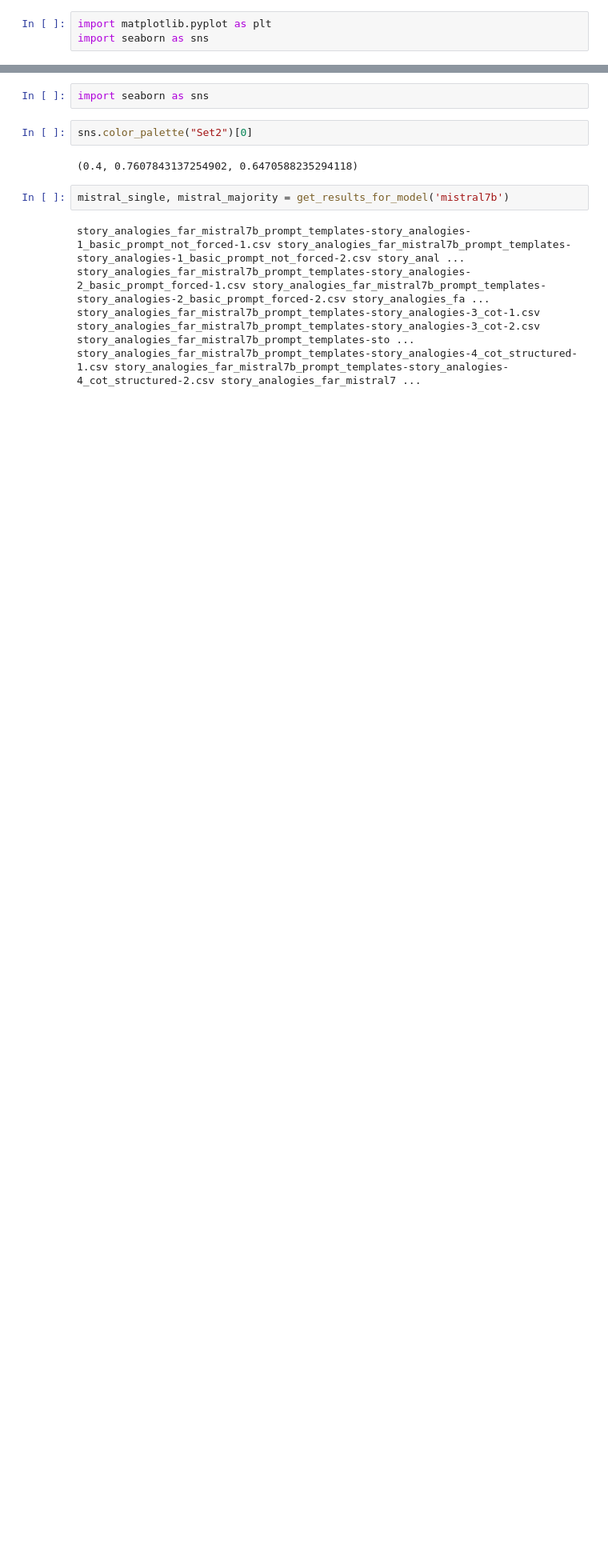
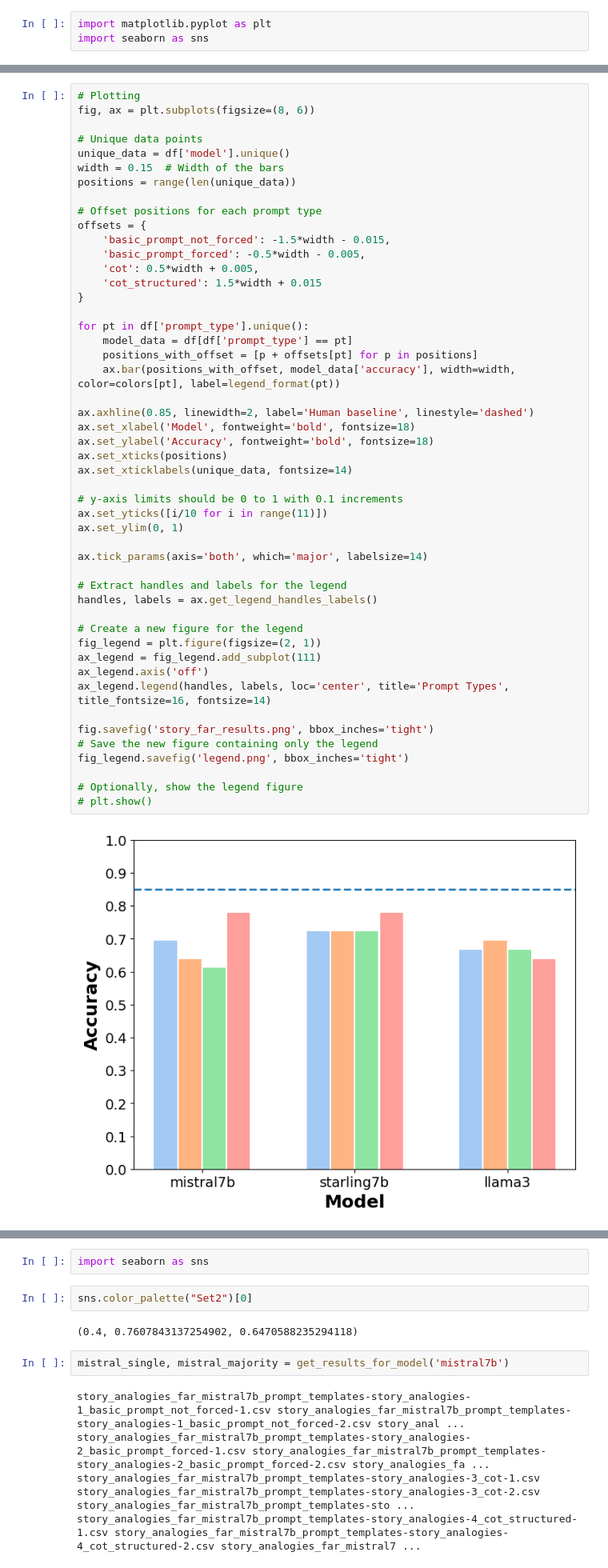
Before and after one commit to jakub-podolak/AbstractAnalogies, a Jupyter notebook: notebooks/story_analogies_postprocessing.ipynb, the cells around one changed output, grey strips where cells are left out. Shown at 80% size. Cells and saved outputs as stored; diff of their text form; blank space fills up the shorter version.

```diff
--- a/notebooks/story_analogies_postprocessing.ipynb
+++ b/notebooks/story_analogies_postprocessing.ipynb
@@ -196,0 +209,51 @@ plt.show()
+# %%
+# Plotting
+fig, ax = plt.subplots(figsize=(8, 6))
+
+# Unique data points
+unique_data = df['model'].unique()
+width = 0.15  # Width of the bars
+positions = range(len(unique_data))
+
+# Offset positions for each prompt type
+offsets = {
+    'basic_prompt_not_forced': -1.5*width - 0.015,
+    'basic_prompt_forced': -0.5*width - 0.005,
+    'cot': 0.5*width + 0.005,
+    'cot_structured': 1.5*width + 0.015
+}
+
+for pt in df['prompt_type'].unique():
+    model_data = df[df['prompt_type'] == pt]
+    positions_with_offset = [p + offsets[pt] for p in positions]
+    ax.bar(positions_with_offset, model_data['accuracy'], width=width, color=colors[pt], label=legend_format(pt))
+
+ax.axhline(0.85, linewidth=2, label='Human baseline', linestyle='dashed')
+ax.set_xlabel('Model', fontweight='bold', fontsize=18)
+ax.set_ylabel('Accuracy', fontweight='bold', fontsize=18)
+ax.set_xticks(positions)
+ax.set_xticklabels(unique_data, fontsize=14)
+
+# y-axis limits should be 0 to 1 with 0.1 increments
+ax.set_yticks([i/10 for i in range(11)])
+ax.set_ylim(0, 1)
+
+ax.tick_params(axis='both', which='major', labelsize=14)
+
+# Extract handles and labels for the legend
+handles, labels = ax.get_legend_handles_labels()
+
+# Create a new figure for the legend
+fig_legend = plt.figure(figsize=(2, 1))
+ax_legend = fig_legend.add_subplot(111)
+ax_legend.axis('off')
+ax_legend.legend(handles, labels, loc='center', title='Prompt Types', title_fontsize=16, fontsize=14)
+
+fig.savefig('story_far_results.png', bbox_inches='tight')
+# Save the new figure containing only the legend
+fig_legend.savefig('legend.png', bbox_inches='tight')
+
+# Optionally, show the legend figure
+# plt.show()
+# %% [output]
+[figure, added]
```
Also changed, not shown: parts of 4 cells of this notebook, 6 other files.
